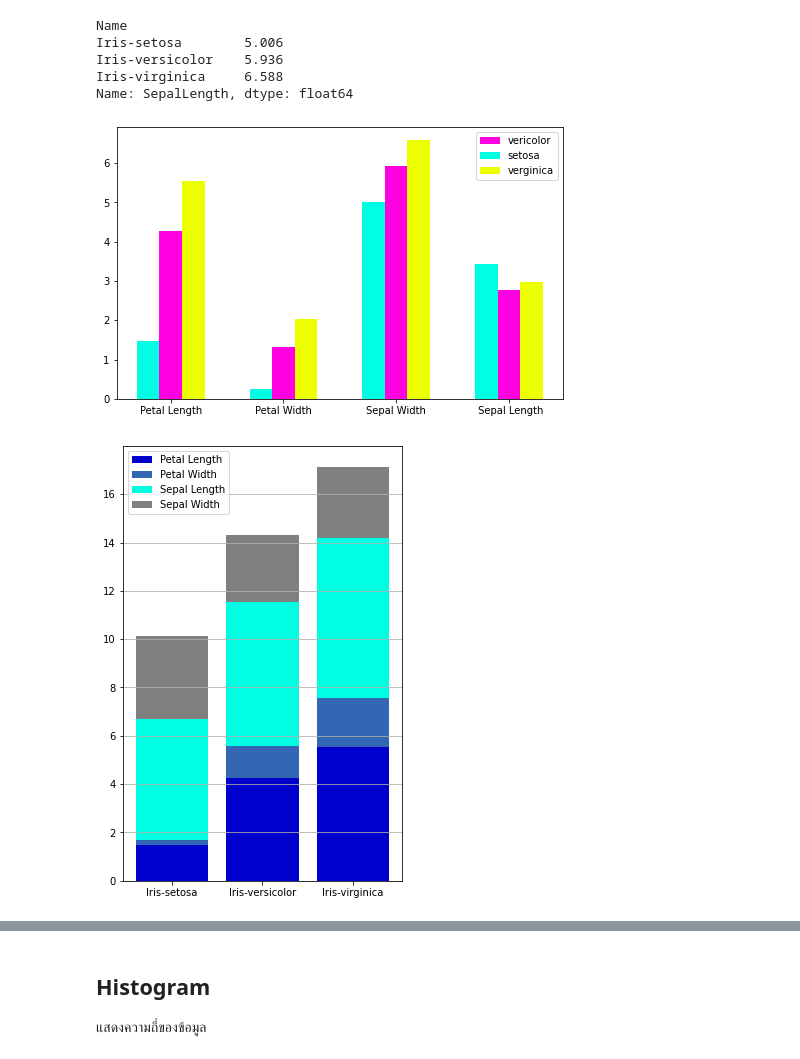
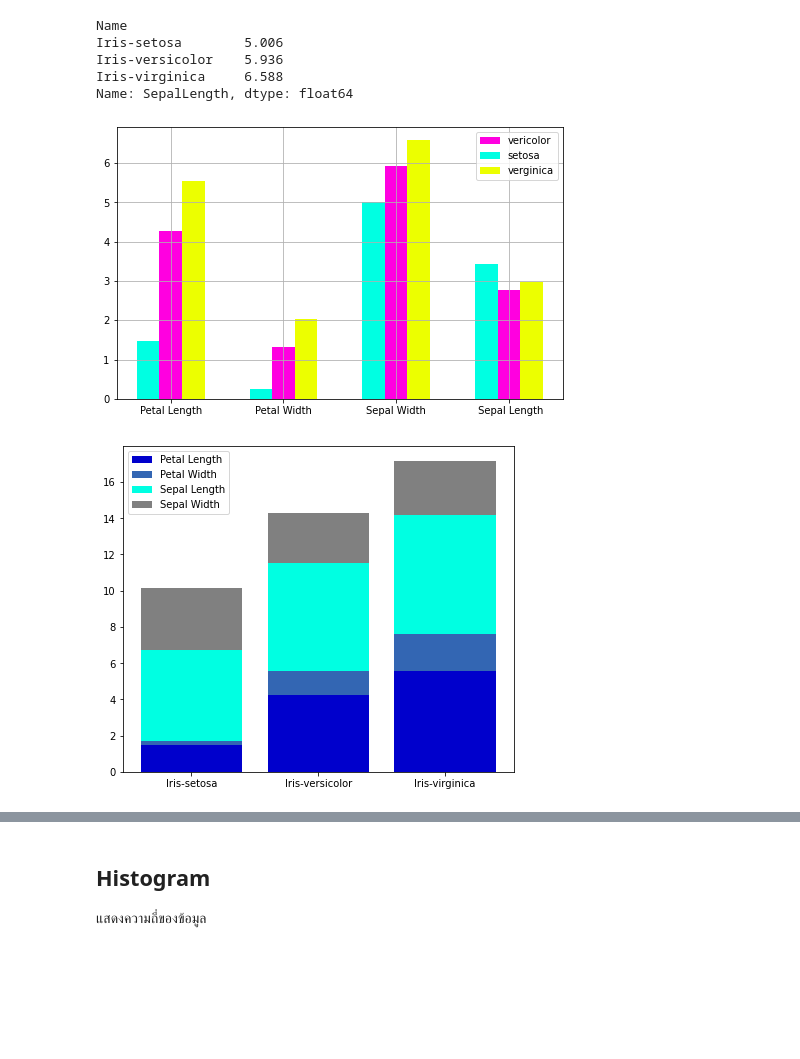
Before and after one commit to chanikansuksen/data_viz_2022, a Jupyter notebook: DataViz04_Data_Comparison.ipynb, the cells around one changed output, grey strips where cells are left out. Cells and saved outputs as stored; diff of their text form; code cells hidden in the pictures; blank space fills up the shorter version.

```diff
--- a/DataViz04_Data_Comparison.ipynb
+++ b/DataViz04_Data_Comparison.ipynb
@@ -250,19 +250,22 @@ plt.bar([1-width,2-width,3-width,4-width],[sample_data['PetalLength'][0], sample
 plt.bar([1+width,2+width,3+width,4+width],[sample_data['PetalLength'][2], sample_data['PetalWidth'][2], sample_data['SepalLength'][2], sample_data['SepalWidth'][2]],width,color='#ECFF00',label='verginica') #ดอกที่3 verginica ขยับขวา
 
 plt.xticks([1,2,3,4],['Petal Length','Petal Width', 'Sepal Width', ' Sepal Length'])
+plt.grid(True)
 plt.legend();
 # %% [output]
-[figure, old version]
+[figure, new version]
 # %%
-plt.subplots(figsize=(5, 8))
+plt.subplots(figsize=(7, 6))
 width = 0.3
 
 plt.bar([1, 2, 3], sample_data['PetalLength'], color = [0,0,0.8], label = 'Petal Length')
 plt.bar([1, 2, 3], sample_data['PetalWidth'],bottom = sample_data['PetalLength'], color = [0.2,0.4,0.7], label = 'Petal Width')
 plt.bar([1, 2, 3], sample_data['SepalLength'],bottom = sample_data['PetalWidth']+sample_data['PetalLength'], color = '#00FFE2', label = 'Sepal Length')
 plt.bar([1, 2, 3], sample_data['SepalWidth'],bottom = sample_data['PetalWidth']+sample_data['PetalLength']+sample_data['SepalLength'], color = [0.5,0.5,0.5], label = 'Sepal Width')
 plt.xticks([1,2,3],sample_data.reset_index()['Name'])
-plt.grid(True, axis = 'y')
+#plt.grid(True)
 plt.legend() ;
+
+# อันไหนที่ขนาดใกล้เคียงกันให้วางเป็นพื้น จะสามารถเปรียบเทียบอันอื่นได้ด้วย
 # %% [output]
-[figure, old version]
+[figure, new version]
```
Also changed, not shown: parts of 16 cells of this notebook.
